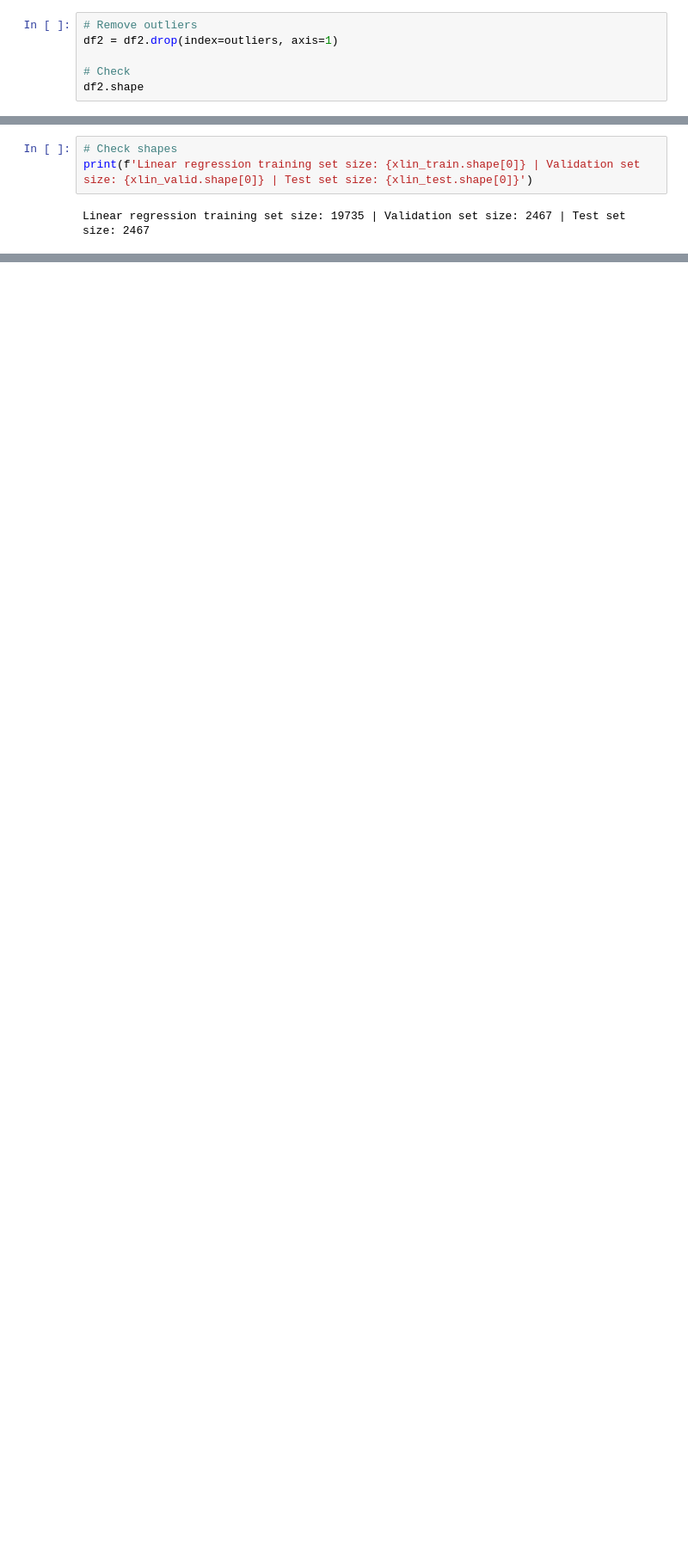
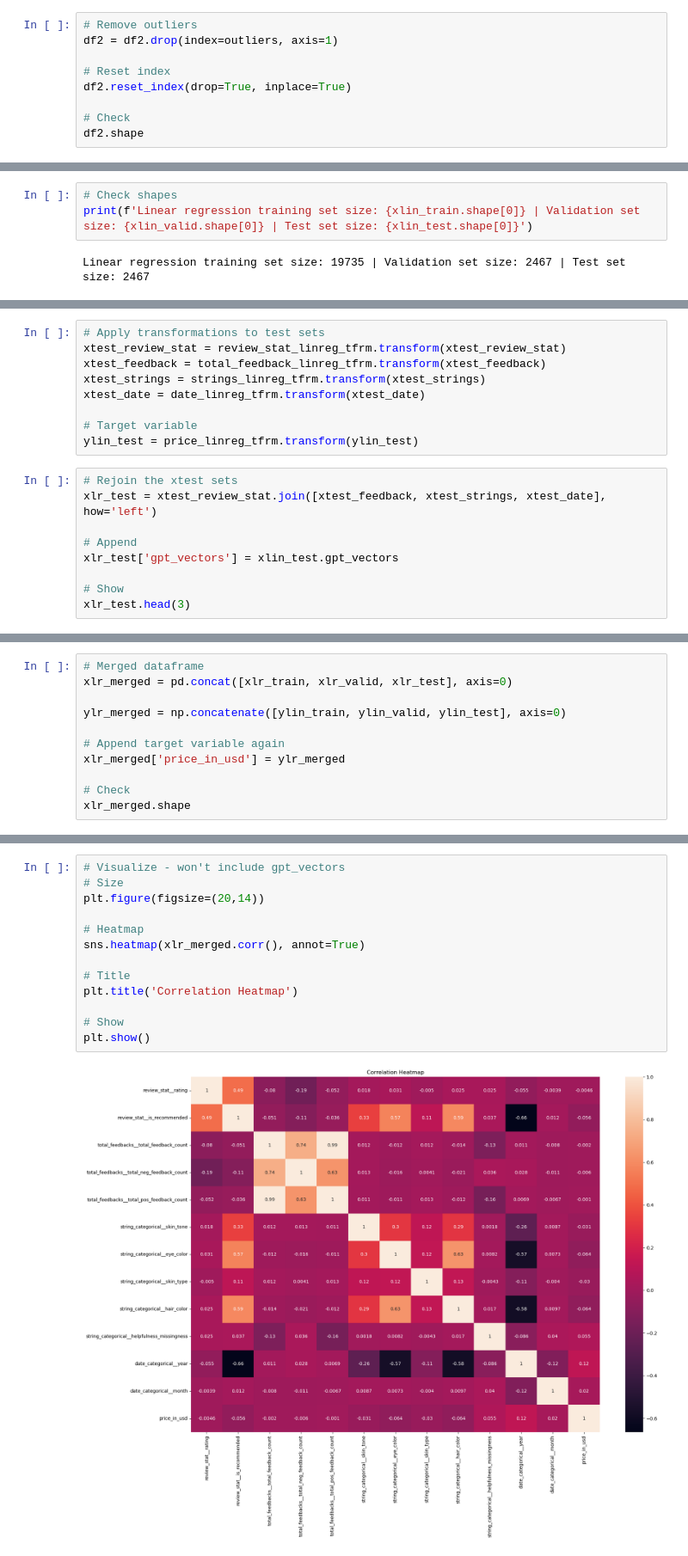
Before and after one commit to lammypi/Text, a Jupyter notebook: regression-from-scikit-llm.ipynb, the cells around one changed output, grey strips where cells are left out. Shown at 86% size. Cells and saved outputs as stored; diff of their text form; blank space fills up the shorter version.

```diff
--- a/regression-from-scikit-llm.ipynb
+++ b/regression-from-scikit-llm.ipynb
@@ -125,6 +136,9 @@ There are 278 outliers in the price variable
 # Remove outliers
 df2 = df2.drop(index=outliers, axis=1)
 
+# Reset index
+df2.reset_index(drop=True, inplace=True)
+
 # Check
 df2.shape
 # %% [output]
@@ -425,0 +559,18 @@ ordinal_linreg_tfrm = ColumnTransformer([])
+# %%
+# Apply transformations to test sets
+xtest_review_stat = review_stat_linreg_tfrm.transform(xtest_review_stat)
+xtest_feedback = total_feedback_linreg_tfrm.transform(xtest_feedback)
+xtest_strings = strings_linreg_tfrm.transform(xtest_strings)
+xtest_date = date_linreg_tfrm.transform(xtest_date)
+
+# Target variable
+ylin_test = price_linreg_tfrm.transform(ylin_test)
+# %%
+# Rejoin the xtest sets
+xlr_test = xtest_review_stat.join([xtest_feedback, xtest_strings, xtest_date], how='left')
+
+# Append
+xlr_test['gpt_vectors'] = xlin_test.gpt_vectors
+
+# Show
+xlr_test.head(3)
@@ -425,0 +586,11 @@ ordinal_linreg_tfrm = ColumnTransformer([])
+# %%
+# Merged dataframe
+xlr_merged = pd.concat([xlr_train, xlr_valid, xlr_test], axis=0)
+
+ylr_merged = np.concatenate([ylin_train, ylin_valid, ylin_test], axis=0)
+
+# Append target variable again
+xlr_merged['price_in_usd'] = ylr_merged
+
+# Check
+xlr_merged.shape
@@ -425,0 +599,15 @@ ordinal_linreg_tfrm = ColumnTransformer([])
+# %%
+# Visualize - won't include gpt_vectors
+# Size
+plt.figure(figsize=(20,14))
+
+# Heatmap
+sns.heatmap(xlr_merged.corr(), annot=True)
+
+# Title
+plt.title('Correlation Heatmap')
+
+# Show
+plt.show()
+# %% [output]
+[figure, added]
```
Also changed, not shown: parts of 25 cells of this notebook.
